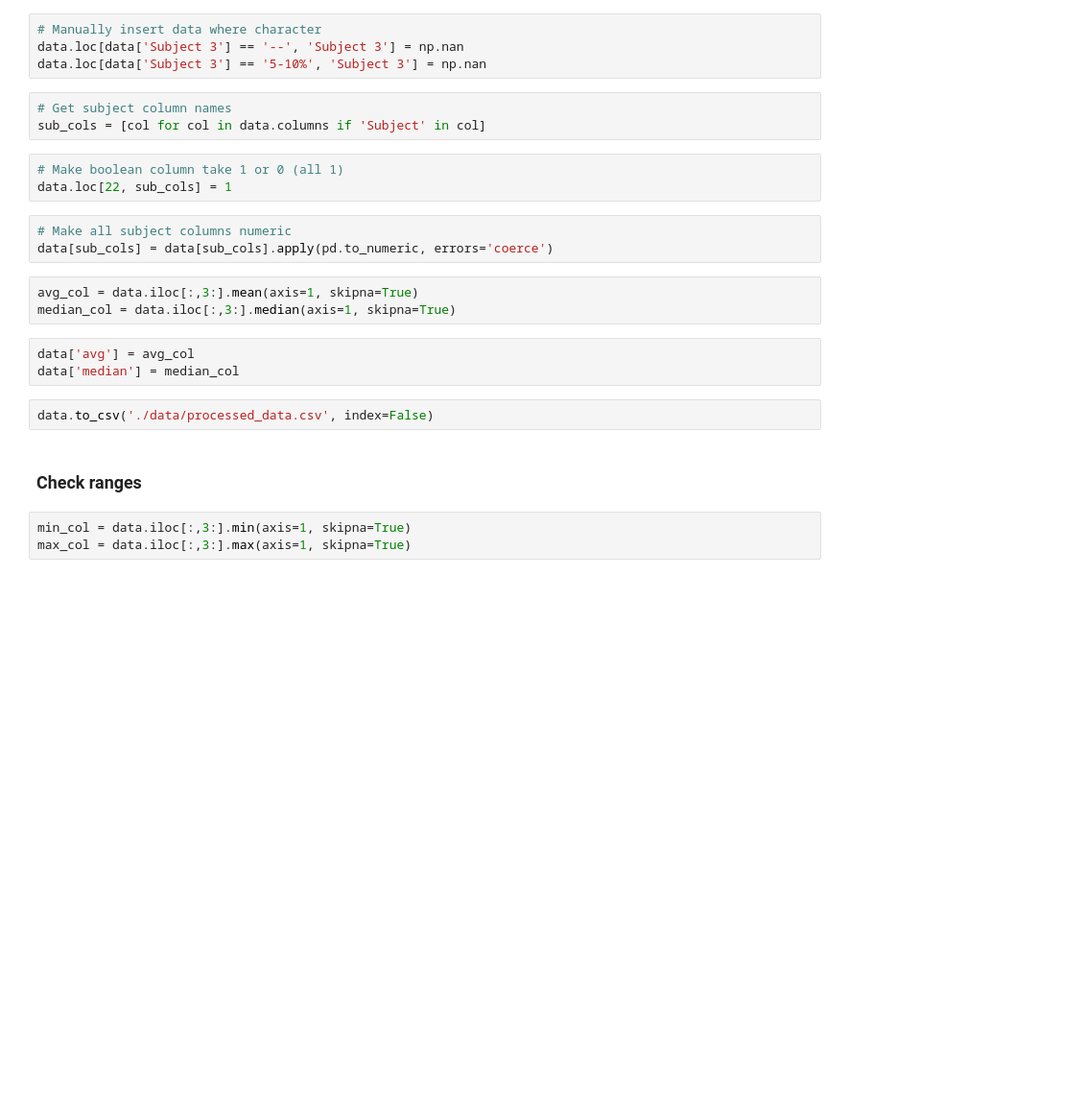
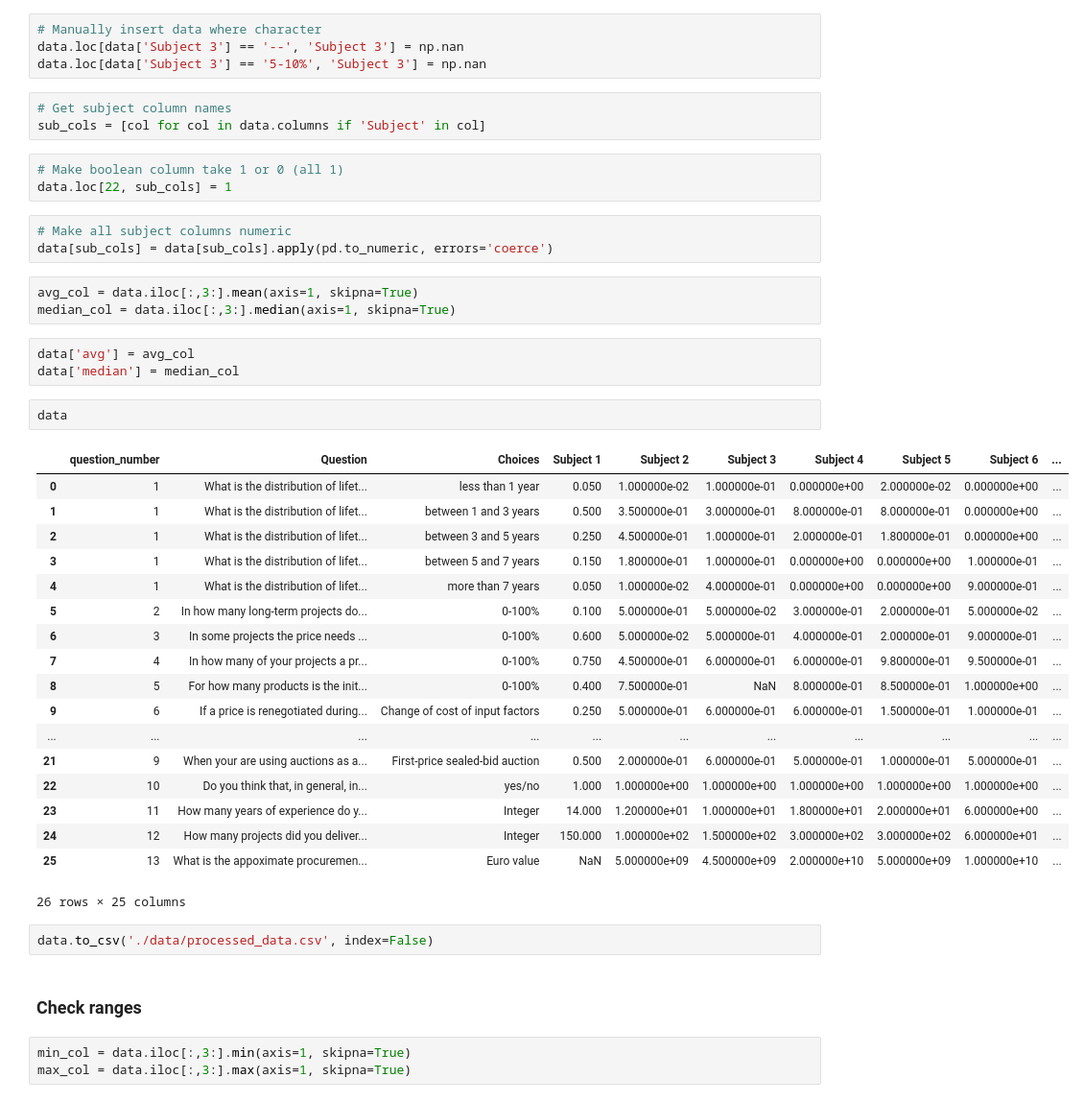
Before and after one commit to tama-biro/mgmt-science-replication, a Jupyter notebook: data_processing.ipynb, the cells around one changed output. Shown at 96% size. Saved outputs shown, nothing was run; the diff lists cells and outputs as text; blank space fills up the shorter version.

```diff
--- a/data_processing.ipynb
+++ b/data_processing.ipynb
@@ -24,6 +24,27 @@ median_col = data.iloc[:,3:].median(axis=1, skipna=True)
 # %%
 data['avg'] = avg_col
 data['median'] = median_col
+# %%
+data
+# %% [output]
+|  | question_number | Question | Choices | Subject 1 | Subject 2 | Subject 3 | Subject 4 | Subject 5 | Subject 6 | ... |
+| 0 | 1 | What is the distribution of lifet... | less than 1 year | 0.050 | 1.000000e-02 | 1.000000e-01 | 0.000000e+00 | 2.000000e-02 | 0.000000e+00 | ... |
+| 1 | 1 | What is the distribution of lifet... | between 1 and 3 years | 0.500 | 3.500000e-01 | 3.000000e-01 | 8.000000e-01 | 8.000000e-01 | 0.000000e+00 | ... |
+| 2 | 1 | What is the distribution of lifet... | between 3 and 5 years | 0.250 | 4.500000e-01 | 1.000000e-01 | 2.000000e-01 | 1.800000e-01 | 0.000000e+00 | ... |
+| 3 | 1 | What is the distribution of lifet... | between 5 and 7 years | 0.150 | 1.800000e-01 | 1.000000e-01 | 0.000000e+00 | 0.000000e+00 | 1.000000e-01 | ... |
+| 4 | 1 | What is the distribution of lifet... | more than 7 years | 0.050 | 1.000000e-02 | 4.000000e-01 | 0.000000e+00 | 0.000000e+00 | 9.000000e-01 | ... |
+| 5 | 2 | In how many long-term projects do... | 0-100% | 0.100 | 5.000000e-01 | 5.000000e-02 | 3.000000e-01 | 2.000000e-01 | 5.000000e-02 | ... |
+| 6 | 3 | In some projects the price needs ... | 0-100% | 0.600 | 5.000000e-02 | 5.000000e-01 | 4.000000e-01 | 2.000000e-01 | 9.000000e-01 | ... |
+| 7 | 4 | In how many of your projects a pr... | 0-100% | 0.750 | 4.500000e-01 | 6.000000e-01 | 6.000000e-01 | 9.800000e-01 | 9.500000e-01 | ... |
+| 8 | 5 | For how many products is the init... | 0-100% | 0.400 | 7.500000e-01 | NaN | 8.000000e-01 | 8.500000e-01 | 1.000000e+00 | ... |
+| 9 | 6 | If a price is renegotiated during... | Change of cost of input factors | 0.250 | 5.000000e-01 | 6.000000e-01 | 6.000000e-01 | 1.500000e-01 | 1.000000e-01 | ... |
+| ... | ... | ... | ... | ... | ... | ... | ... | ... | ... | ... |
+| 21 | 9 | When your are using auctions as a... | First-price sealed-bid auction | 0.500 | 2.000000e-01 | 6.000000e-01 | 5.000000e-01 | 1.000000e-01 | 5.000000e-01 | ... |
+| 22 | 10 | Do you think that, in general, in... | yes/no | 1.000 | 1.000000e+00 | 1.000000e+00 | 1.000000e+00 | 1.000000e+00 | 1.000000e+00 | ... |
+| 23 | 11 | How many years of experience do y... | Integer | 14.000 | 1.200000e+01 | 1.000000e+01 | 1.800000e+01 | 2.000000e+01 | 6.000000e+00 | ... |
+| 24 | 12 | How many projects did you deliver... | Integer | 150.000 | 1.000000e+02 | 1.500000e+02 | 3.000000e+02 | 3.000000e+02 | 6.000000e+01 | ... |
+| 25 | 13 | What is the appoximate procuremen... | Euro value | NaN | 5.000000e+09 | 4.500000e+09 | 2.000000e+10 | 5.000000e+09 | 1.000000e+10 | ... |
+26 rows × 25 columns
 # %%
 data.to_csv('./data/processed_data.csv', index=False)
 # %% [markdown]
```
Also changed, not shown: parts of 2 cells of this notebook.
